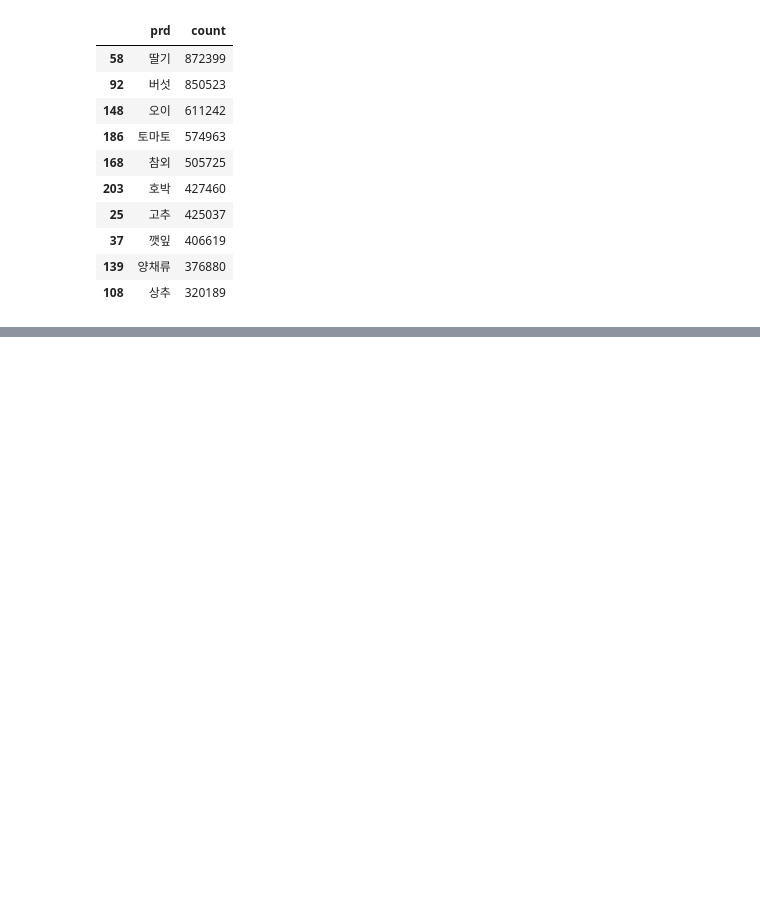
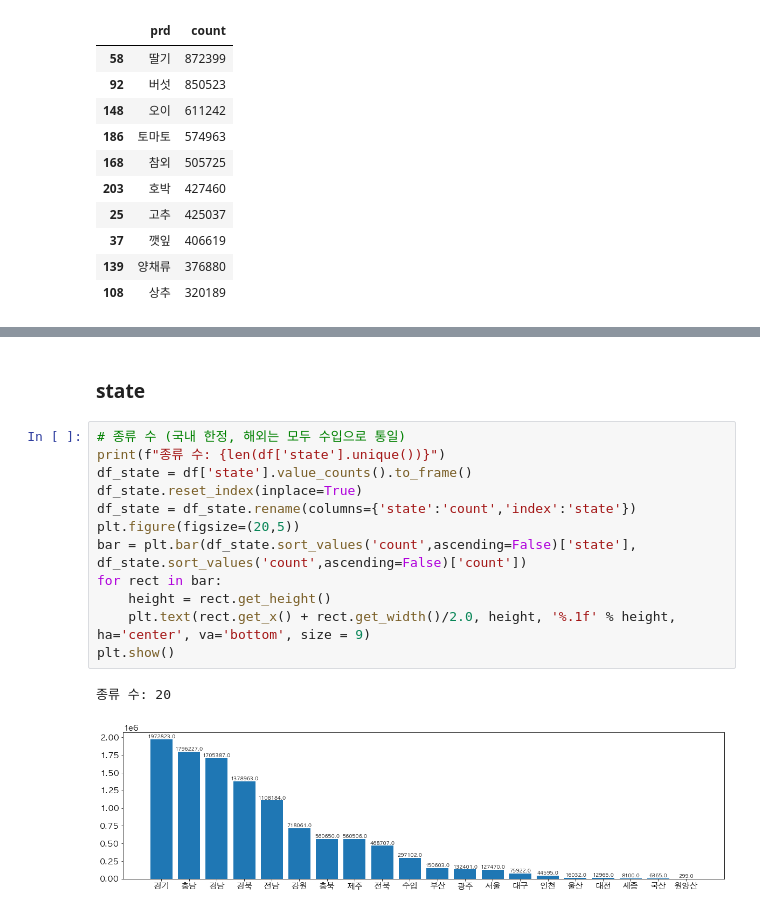
Before and after one commit to LUCI031/grocery_auction, a Jupyter notebook: eda.ipynb, the cells around one changed output, grey strips where cells are left out. Cells and saved outputs as stored; diff of their text form; blank space fills up the shorter version.

```diff
--- a/eda.ipynb
+++ b/eda.ipynb
@@ -519,0 +558,17 @@ Product 최소 거래 횟수: 50
+# %% [markdown]
+### state
+# %%
+# 종류 수 (국내 한정, 해외는 모두 수입으로 통일)
+print(f"종류 수: {len(df['state'].unique())}")
+df_state = df['state'].value_counts().to_frame()
+df_state.reset_index(inplace=True)
+df_state = df_state.rename(columns={'state':'count','index':'state'})
+plt.figure(figsize=(20,5))
+bar = plt.bar(df_state.sort_values('count',ascending=False)['state'], df_state.sort_values('count',ascending=False)['count'])
+for rect in bar:
+    height = rect.get_height()
+    plt.text(rect.get_x() + rect.get_width()/2.0, height, '%.1f' % height, ha='center', va='bottom', size = 9)
+plt.show()
+# %% [output]
+종류 수: 20
+[figure, added]
```
Also changed, not shown: parts of 11 cells of this notebook.
